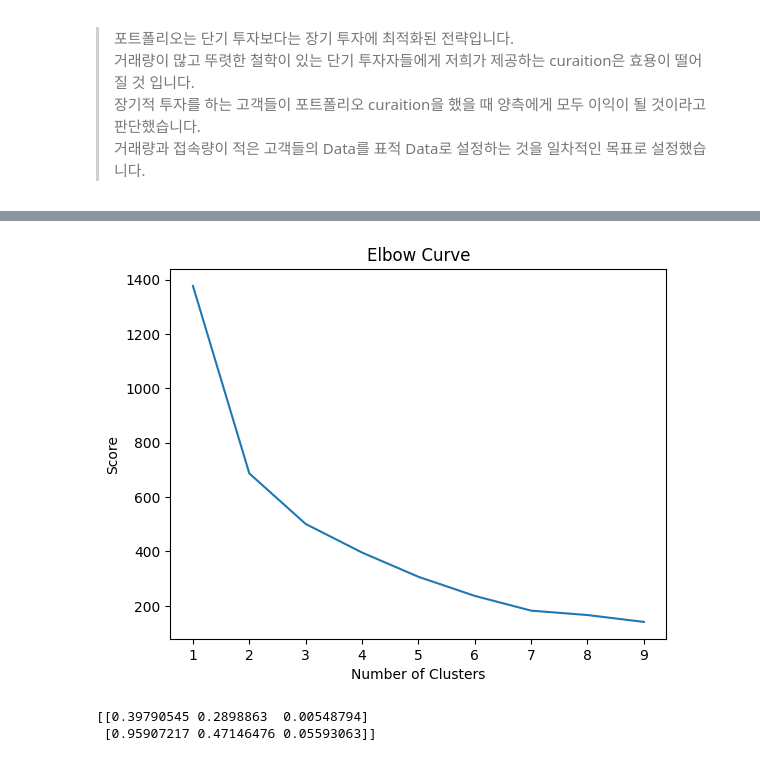
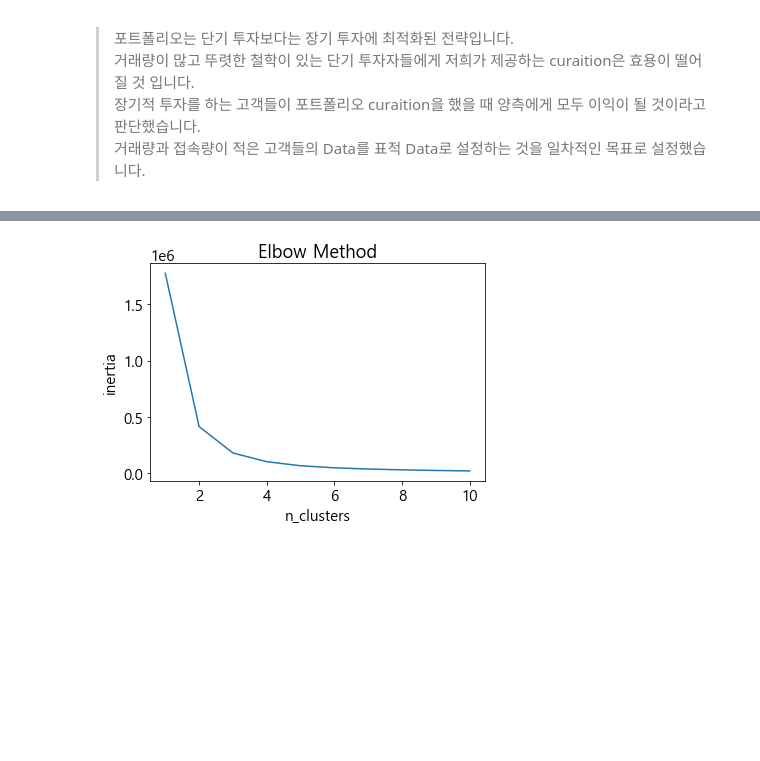
Before and after one commit to Dirtfy/NH_Project, a Jupyter notebook: test.ipynb, the cells around one changed output, grey strips where cells are left out. Drawn from its saved outputs; the diff is of its cells as text; code cells hidden in the pictures; blank space fills up the shorter version.

```diff
--- a/test.ipynb
+++ b/test.ipynb
@@ -106 +91,6 @@ Name: mts_mm_access_type, dtype: int64
+# %%
+import matplotlib
+matplotlib.rcParams['font.family']='Malgun Gothic'
+matplotlib.rcParams['font.size']=15 # 글자크기
+matplotlib.rcParams['axes.unicode_minus']=False # -깨짐현상 해결
 # %%
@@ -140,5 +141 @@ df1
 Name: byn_sll, Length: 1545, dtype: int64
-# %%
-filt=df['byn_sll']>0
-df.drop(index=df[-filt].index,inplace=True)
-df
@@ -163,0 +153,4 @@ df['byn_sll'].hist()
+# %%
+X_or=df.to_numpy()
+X=X_or[:,1:]
+X
@@ -163,0 +165,5 @@ df['byn_sll'].hist()
+# %%
+from sklearn.preprocessing import RobustScaler
+sc = RobustScaler()
+X = sc.fit_transform(X)
+X
@@ -181,13 +185,15 @@ plt.show()
 # %%
-n_clusters = range(1, 10)
-kmeans = [KMeans(n_clusters=i) for i in n_clusters]
+from sklearn.cluster import KMeans
+inertia_list = []
+for i in range(1, 11):
+    kmeans = KMeans(n_clusters=i, init='k-means++', random_state=0)
+    kmeans.fit(X)
+    inertia_list.append(kmeans.inertia_) # 각 지점으로부터 클러스터의 중심(centroid) 까지의 거리의 제곱의 합
 
-score = [kmeans[i].fit(X).inertia_ for i in range(len(kmeans))]
-
-plt.plot(n_clusters, score)
-plt.xlabel("Number of Clusters")
-plt.ylabel("Score")
-plt.title("Elbow Curve")
+plt.plot(range(1, 11), inertia_list)
+plt.title('Elbow Method')
+plt.xlabel('n_clusters')
+plt.ylabel('inertia')
 plt.show()
 # %% [output]
-[figure, old version]
+[figure, new version]
@@ -194,13 +202,4 @@ plt.show()
 # %%
-X = np.array(bd)
-
-kmeans = KMeans(n_clusters=2)
-kmeans.fit(X)
-
-df = pd.DataFrame({'mts':bd[:,0], 'tot':bd[:,1], 'byn_sll':bd[:,2], 'group':kmeans.labels_})
-df.to_csv('cluster.csv', mode='w')
-
-print(kmeans.cluster_centers_)
+kmeans = KMeans(n_clusters=K, random_state=0) # default init 값이 k-means++ 라서 안적어도 상관없음.
+# kmeans.fit(X)
+y_kmeans = kmeans.fit_predict(X)
-# %% [output]
-[[0.39790545 0.2898863  0.00548794]
- [0.95907217 0.47146476 0.05593063]]
```
Also changed, not shown: parts of 26 cells of this notebook.
